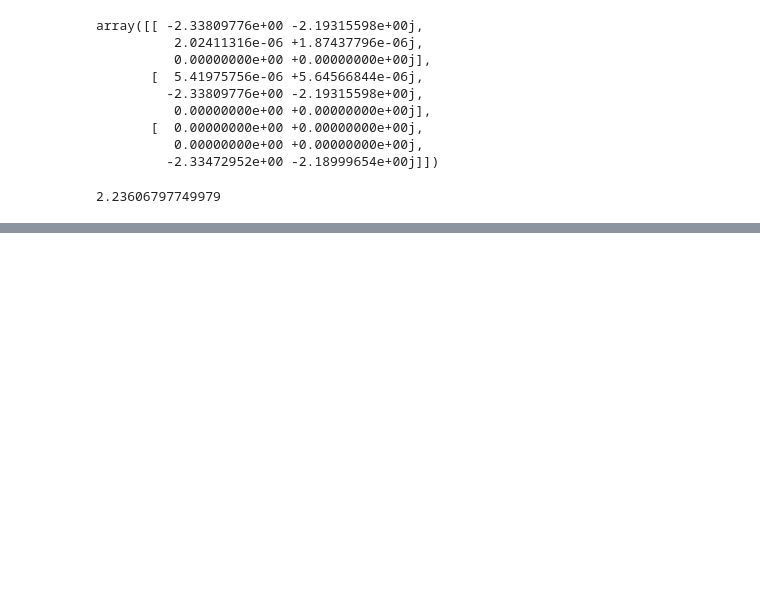
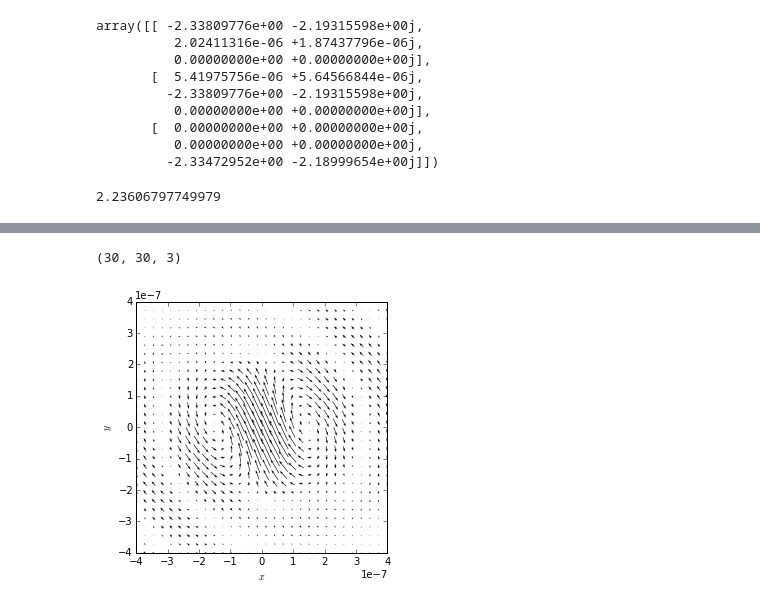
Before and after one commit to texnokrates/dicke, a Jupyter notebook: ipynotebooks/scattering.ipynb, the cells around one changed output, grey strips where cells are left out. Cells and saved outputs as stored; diff of their text form; code cells hidden in the pictures; blank space fills up the shorter version.

Commit message:
Nějak mi blbnou greenovy funkce

```diff
--- a/ipynotebooks/scattering.ipynb
+++ b/ipynotebooks/scattering.ipynb
@@ -316,0 +412,47 @@ np.linalg.norm(np.array([1,1j,0]))
+# %%
+# Ověření tvaru Greenovy funkce
+a = 7e-9
+r1 = np.array([2e-7,2e-7,0]) # atom position
+ω_p = 9*eV/ℏ
+#print(ω_p)
+ε_inf = 4.6
+γ_p = 0.1*eV/ℏ
+ε_b = 1
+γ_QE = 0.025*eV/ℏ # Original Delga: 15 meV. Makes the peak too sharp.
+#μ = np.array([0.19e-9*e,0,0])
+nmax=50
+ω = 3.7*eV/ℏ
+#ε_m = ε_drude(ε_inf, ω_p, γ_p, ω)
+ε_m=1+.001j
+(RH, RV) = mie_reflection_coefficients(a=a, nmax=nmax, ε_m=ε_m, ε_b=ε_b, ω=ω)
+
+# generate grid
+x=np.linspace(-4e-7, 4e-7, 30)
+y=np.linspace(-4e-7, 4e-7, 30)
+x, y=np.meshgrid(x, y)
+w = [None] * x.shape[0]
+for i in range(x.shape[0]):
+    w[i] = [None] * x.shape[1]
+    for j in range(x.shape[1]):
+        r = np.array([x[i,j],y[i,j],0])
+        G = mie_G_scatt_precalcd(a=a, nmax=nmax, ε_b=ε_b, ω=ω, RH=RH, RV=RV, r1=r1, r2=r)
+        w[i][j]=np.dot(G,np.array([0,1,0]))
+w = np.array(w)
+w.shape
+# calculate vector field
+#vx=-y/np.sqrt(x**2+y**2)*np.exp(-(x**2+y**2))
+#vy= x/np.sqrt(x**2+y**2)*np.exp(-(x**2+y**2))
+# %% [output]
+(30, 30, 3)
+# %%
+vx = np.real(w[:,:,0])
+vy = np.real(w[:,:,1])
+plt.figure(figsize=(6, 4.5))
+# plot vecor field
+plt.quiver(x, y, vx, vy, pivot='middle', headwidth=4, headlength=6)
+plt.xlabel('$x$')
+plt.ylabel('$y$')
+plt.axis('image')
+plt.show()
+# %% [output]
+[figure, added]
```
Also changed, not shown: parts of 13 cells of this notebook.
